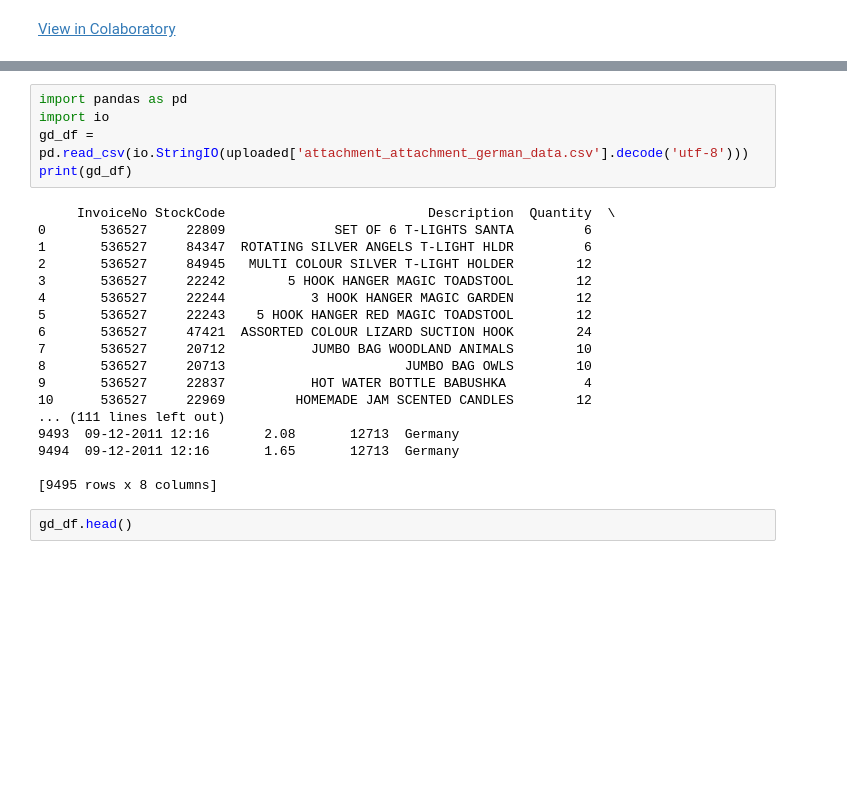
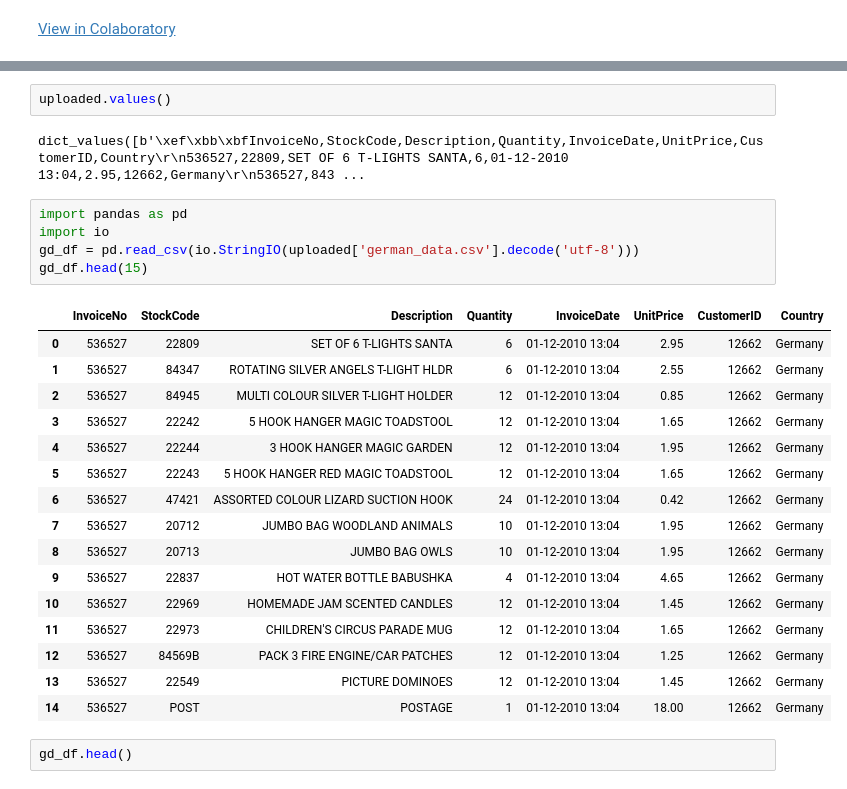
Before and after one commit to srikanthgr1/AdvancedML, a Jupyter notebook: Week1/Apriori_algo_Colab.ipynb, the cells around one changed output, grey strips where cells are left out. Drawn from its saved outputs; the diff is of its cells as text; blank space fills up the shorter version.

```diff
--- a/Week1/Apriori_algo_Colab.ipynb
+++ b/Week1/Apriori_algo_Colab.ipynb
@@ -21,26 +22,29 @@ uploaded
+# %%
+uploaded.values()
+# %% [output]
+dict_values([b'\xef\xbb\xbfInvoiceNo,StockCode,Description,Quantity,InvoiceDate,UnitPrice,CustomerID,Country\r\n536527,22809,SET OF 6 T-LIGHTS SANTA,6,01-12-2010 13:04,2.95,12662,Germany\r\n536527,843 ...
 # %%
 import pandas as pd
 import io
-gd_df = pd.read_csv(io.StringIO(uploaded['attachment_attachment_german_data.csv'].decode('utf-8')))
-print(gd_df)
+gd_df = pd.read_csv(io.StringIO(uploaded['german_data.csv'].decode('utf-8')))
+gd_df.head(15)
 # %% [output]
-     InvoiceNo StockCode                          Description  Quantity  \
-0       536527     22809              SET OF 6 T-LIGHTS SANTA         6
-1       536527     84347  ROTATING SILVER ANGELS T-LIGHT HLDR         6
-2       536527     84945   MULTI COLOUR SILVER T-LIGHT HOLDER        12
-3       536527     22242        5 HOOK HANGER MAGIC TOADSTOOL        12
-4       536527     22244           3 HOOK HANGER MAGIC GARDEN        12
-5       536527     22243    5 HOOK HANGER RED MAGIC TOADSTOOL        12
-6       536527     47421  ASSORTED COLOUR LIZARD SUCTION HOOK        24
-7       536527     20712           JUMBO BAG WOODLAND ANIMALS        10
-8       536527     20713                       JUMBO BAG OWLS        10
-9       536527     22837           HOT WATER BOTTLE BABUSHKA          4
-10      536527     22969         HOMEMADE JAM SCENTED CANDLES        12
-... (111 lines left out)
-9493  09-12-2011 12:16       2.08       12713  Germany
-9494  09-12-2011 12:16       1.65       12713  Germany
-
-[9495 rows x 8 columns]
+|  | InvoiceNo | StockCode | Description | Quantity | InvoiceDate | UnitPrice | CustomerID | Country |
+| 0 | 536527 | 22809 | SET OF 6 T-LIGHTS SANTA | 6 | 01-12-2010 13:04 | 2.95 | 12662 | Germany |
+| 1 | 536527 | 84347 | ROTATING SILVER ANGELS T-LIGHT HLDR | 6 | 01-12-2010 13:04 | 2.55 | 12662 | Germany |
+| 2 | 536527 | 84945 | MULTI COLOUR SILVER T-LIGHT HOLDER | 12 | 01-12-2010 13:04 | 0.85 | 12662 | Germany |
+| 3 | 536527 | 22242 | 5 HOOK HANGER MAGIC TOADSTOOL | 12 | 01-12-2010 13:04 | 1.65 | 12662 | Germany |
+| 4 | 536527 | 22244 | 3 HOOK HANGER MAGIC GARDEN | 12 | 01-12-2010 13:04 | 1.95 | 12662 | Germany |
+| 5 | 536527 | 22243 | 5 HOOK HANGER RED MAGIC TOADSTOOL | 12 | 01-12-2010 13:04 | 1.65 | 12662 | Germany |
+| 6 | 536527 | 47421 | ASSORTED COLOUR LIZARD SUCTION HOOK | 24 | 01-12-2010 13:04 | 0.42 | 12662 | Germany |
+| 7 | 536527 | 20712 | JUMBO BAG WOODLAND ANIMALS | 10 | 01-12-2010 13:04 | 1.95 | 12662 | Germany |
+| 8 | 536527 | 20713 | JUMBO BAG OWLS | 10 | 01-12-2010 13:04 | 1.95 | 12662 | Germany |
+| 9 | 536527 | 22837 | HOT WATER BOTTLE BABUSHKA | 4 | 01-12-2010 13:04 | 4.65 | 12662 | Germany |
+| 10 | 536527 | 22969 | HOMEMADE JAM SCENTED CANDLES | 12 | 01-12-2010 13:04 | 1.45 | 12662 | Germany |
+| 11 | 536527 | 22973 | CHILDREN'S CIRCUS PARADE MUG | 12 | 01-12-2010 13:04 | 1.65 | 12662 | Germany |
+| 12 | 536527 | 84569B | PACK 3 FIRE ENGINE/CAR PATCHES | 12 | 01-12-2010 13:04 | 1.25 | 12662 | Germany |
+| 13 | 536527 | 22549 | PICTURE DOMINOES | 12 | 01-12-2010 13:04 | 1.45 | 12662 | Germany |
+| 14 | 536527 | POST | POSTAGE | 1 | 01-12-2010 13:04 | 18.00 | 12662 | Germany |
 # %%
 gd_df.head()
 # %% [output]
```
Also changed, not shown: parts of 7 cells of this notebook.
